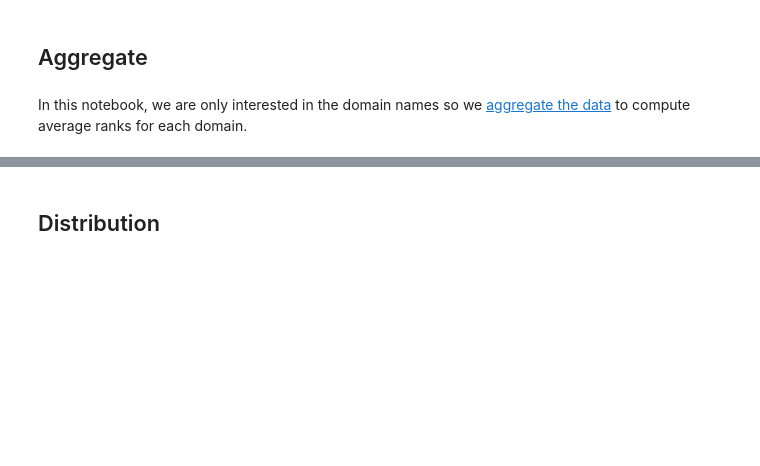
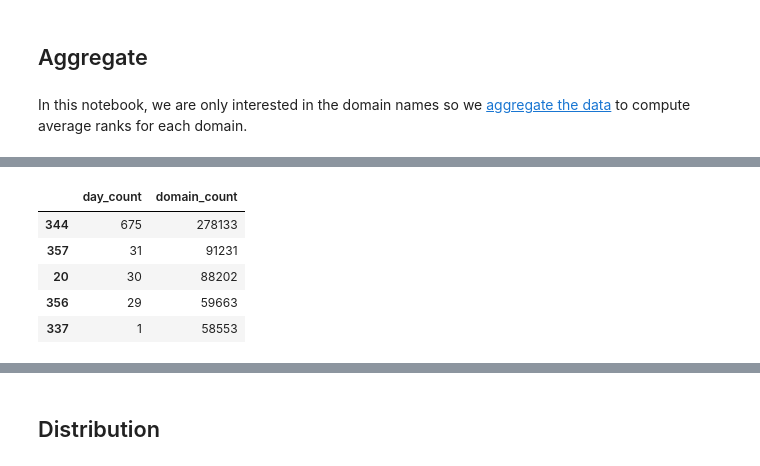
Before and after one commit to sheikhomar/mako, a Jupyter notebook: notebooks/02-oas-domain-name-correlation.ipynb, the cells around one changed output, grey strips where cells are left out. Drawn from its saved outputs; the diff is of its cells as text; code cells hidden in the pictures; blank space fills up the shorter version.

```diff
--- a/notebooks/02-oas-domain-name-correlation.ipynb
+++ b/notebooks/02-oas-domain-name-correlation.ipynb
@@ -60,0 +80,9 @@ In this notebook, we are only interested in the domain names so we [aggregate th
+# %%
+df_rank_count_dist.sort_values(['domain_count'], ascending=False).head()
+# %% [output]
+|  | day_count | domain_count |
+| 344 | 675 | 278133 |
+| 357 | 31 | 91231 |
+| 20 | 30 | 88202 |
+| 356 | 29 | 59663 |
+| 337 | 1 | 58553 |
```
Also changed, not shown: parts of 10 cells of this notebook, 3 other files.
